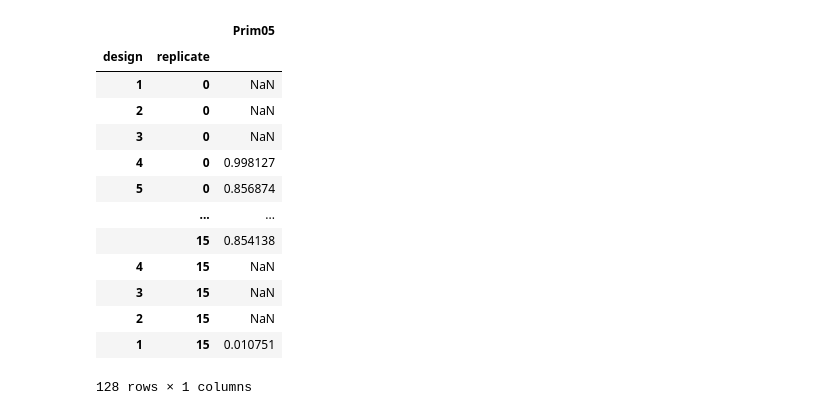
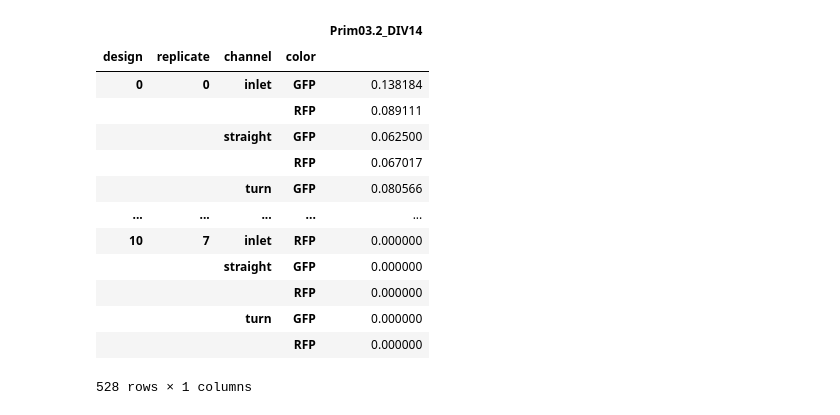
Before and after one commit to LoaloaF/axtrack, a Jupyter notebook: process_primitives2.ipynb, the cells around one changed output. Saved outputs shown, nothing was run; the diff lists cells and outputs as text; code cells hidden in the pictures.

```diff
--- a/process_primitives2.ipynb
+++ b/process_primitives2.ipynb
@@ -52,5 +48,5 @@ RuntimeError: Cannot run the event loop while another loop is running
 # %%
-files = all_files.loc[(prim, div)].values.flatten()
+files = all_files[correct_prim&correct_div].values.flatten()
 print(files)
 
 png_images = [np.asarray(Image.open(f)) for f in files]
@@ -65,7 +61,7 @@ npy_prim_im = np.concatenate(npy_images, 1)[...,:2].astype(float) /2**16
 
 print(npy_prim_im.shape)
 
-
 viewer.add_image(png_prim_im, name=prim+'_'+div)
+imwrite(f'{dest_dir}/{lbl}_data.png', img_as_ubyte(png_prim_im))
 # viewer.add_image(npy_prim_im, name='npy'+prim+div)
 # %% [output]
@@ -76,6 +71,6 @@ viewer.add_image(png_prim_im, name=prim+'_'+div)
 # %%
 add_n_shape_layers = 8
-for i in range(1, add_n_shape_layers+1):
+for i in range(5, add_n_shape_layers+1):
     viewer.add_labels(np.zeros(png_prim_im.shape[:2], int), name=f'{lbl}_{i:0>2}_lbl')
     # break
 # %%
@@ -215,7 +277,6 @@ def draw_line(canvas, ystart_coo,xstart_coo, ystop_coo,xstop_coo, col=(.8,.8,.8)
 # Prim 02
 
 data = []
-confirmation_canvas = np.zeros_like(png_prim_im, float)
 for i in range(len(layers)):
     print('layer ', i, end='...   ')
     dat = layers[i].data
@@ -234,14 +295,13 @@ for i in range(len(layers)):
                     ystart_coo = y_coo.copy()
                     xstart_coo = x_coo.copy()
                 elif k == 1:
-                    dist = np.abs(ystart_coo - y_coo)
-                    draw_line(confirmation_canvas, ystart_coo,xstart_coo, y_coo,x_coo, (.8,.8..8))
+                    dist = np.abs(ystart_coo - y_coo) /tot_length
+                    draw_line(confirmation_canvas, ystart_coo,xstart_coo, y_coo,x_coo)
 
-            idx = pd.MultiIndex.from_tuples(( (j, i), ),
-                                            name=('design','replicate'))
-            data.append(pd.Series([dist], index=idx, name=(lbl)))
-
-
-viewer.add_image(confirmation_mask, blending='additive')
+            if k == 1:
+                idx = pd.MultiIndex.from_tuples(( (j, i), ),
+                                                name=('design','replicate'))
+                data.append(pd.Series([dist], index=idx, name=(lbl)))
+viewer.add_image(confirmation_canvas, blending='additive')
 imwrite(f'{dest_dir}/segmentation_overview.png', img_as_ubyte(confirmation_canvas))
 # %% [output]
@@ -324,31 +456,30 @@ Name: Prim05_DIV14, dtype: float64
 # %%
-# Prim 01, 04
-# data = pd.concat(data, axis=0).to_frame()
-# data[data<min_int_thr] = 0
-# data.to_csv(f'{dest_dir}/{lbl}_intensities.csv')
-
+# Prim 01, 03,  04, 06
+data = pd.concat(data, axis=0).to_frame()
+data[data<min_int_thr] = 0
+data.to_csv(f'{dest_dir}/{lbl}_intensities.csv')
 
 # Prim 02, 05
-data = pd.concat(data, axis=0).to_frame()
-data.columns = [prim]
-data.to_csv(f'{dest_dir}/{lbl}_metrics.csv')
+# data = pd.concat(data, axis=0).to_frame()
+# data.columns = [prim]
+# data.sort_index().to_csv(f'{dest_dir}/{lbl}_metrics.csv')
 
-data
+data.sort_index()
 # %% [output]
-|  |  | Prim05 |
-| design | replicate |  |
-| 1 | 0 | NaN |
-| 2 | 0 | NaN |
-| 3 | 0 | NaN |
-| 4 | 0 | 0.998127 |
-| 5 | 0 | 0.856874 |
-|  | ... | ... |
-|  | 15 | 0.854138 |
-| 4 | 15 | NaN |
-| 3 | 15 | NaN |
-| 2 | 15 | NaN |
-| 1 | 15 | 0.010751 |
+|  |  |  |  | Prim03.2_DIV14 |
+| design | replicate | channel | color |  |
+| 0 | 0 | inlet | GFP | 0.138184 |
+|  |  |  | RFP | 0.089111 |
+|  |  | straight | GFP | 0.062500 |
+|  |  |  | RFP | 0.067017 |
+|  |  | turn | GFP | 0.080566 |
+| ... | ... | ... | ... | ... |
+| 10 | 7 | inlet | RFP | 0.000000 |
+|  |  | straight | GFP | 0.000000 |
+|  |  |  | RFP | 0.000000 |
+|  |  | turn | GFP | 0.000000 |
+|  |  |  | RFP | 0.000000 |
-128 rows × 1 columns
+528 rows × 1 columns
 # %%
 # col = data.index.get_level_values(3)
 # greens = data[col=='GFP']
```
Also changed, not shown: parts of 24 cells of this notebook, 8 other files.
